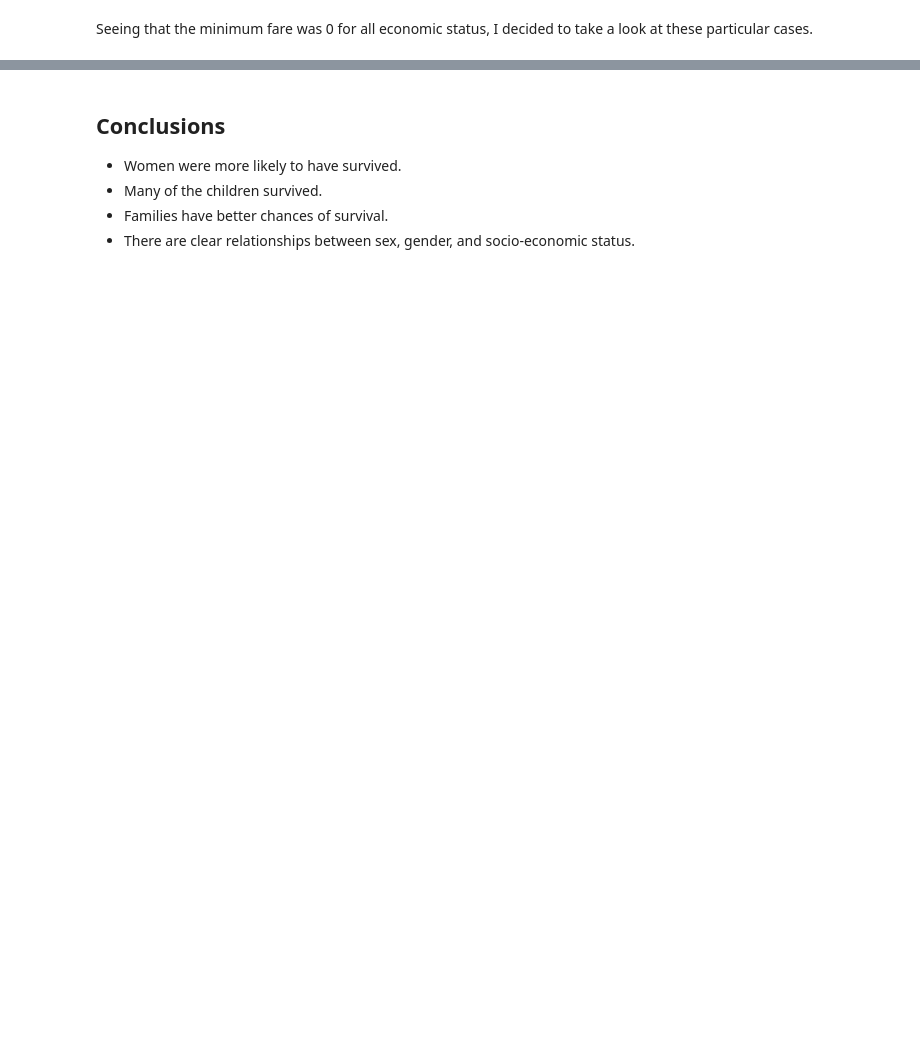
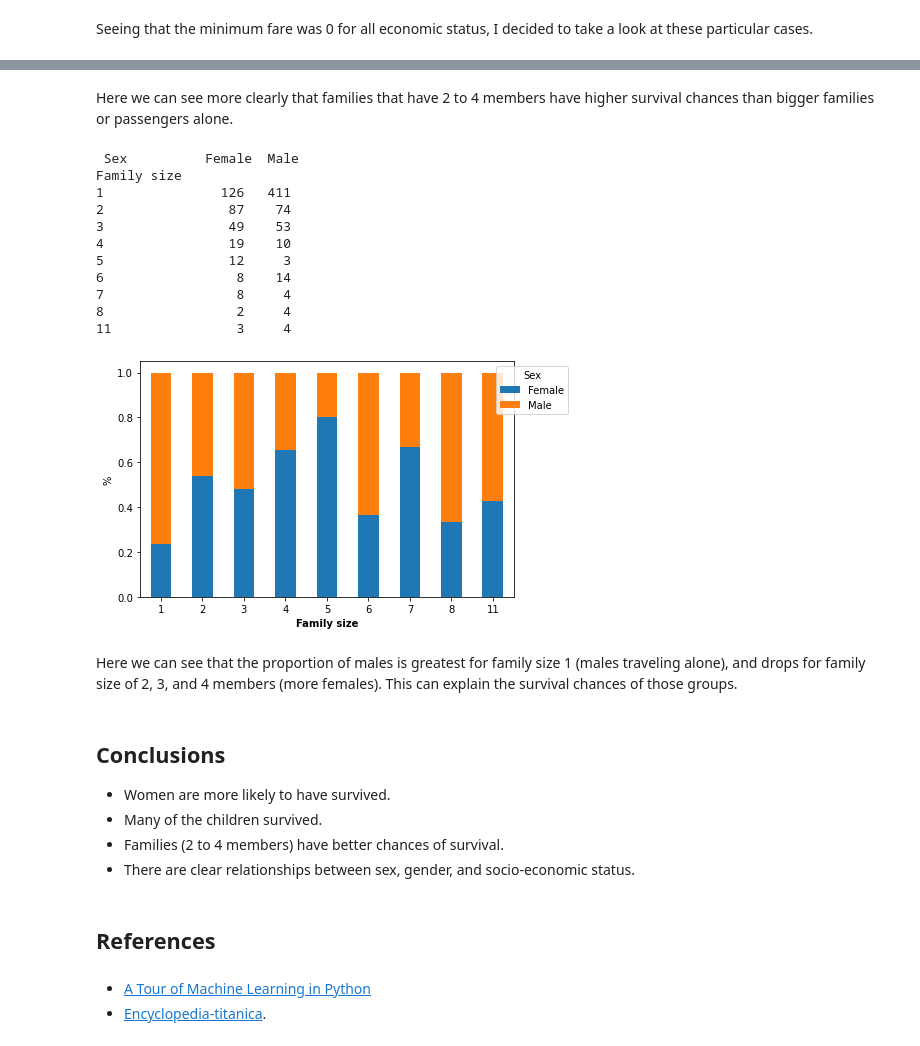
Before and after one commit to brunograssano/Titanic-ML-from-Disaster, a Jupyter notebook: ExploratoryDataAnalysis.ipynb, the cells around one changed output, grey strips where cells are left out. Drawn from its saved outputs; the diff is of its cells as text; code cells hidden in the pictures; blank space fills up the shorter version.

```diff
--- a/ExploratoryDataAnalysis.ipynb
+++ b/ExploratoryDataAnalysis.ipynb
@@ -367,0 +625,2 @@ By taking into account the mean and standard deviation, we can see that some gro
+# %%
+titanic_df["Family size"] = titanic_df["Number of parents/children"] + titanic_df["Number of siblings/spouses"] + 1 # To count the passenger
@@ -368,7 +646,39 @@ By taking into account the mean and standard deviation, we can see that some gro
+# %% [markdown]
+Here we can see more clearly that families that have 2 to 4 members have higher survival chances than bigger families or passengers alone.
+# %%
+table = pd.crosstab(titanic_df['Family size'], titanic_df['Sex'])
+print('\n', table)
+table_fractions = table.div(table.sum(1).astype(float), axis=0)
+g = table_fractions.plot(kind="bar", stacked=True)
+plt.xticks(rotation=0)
+plt.xlabel('Family size', weight='bold')
+plt.ylabel('%')
+plt.tight_layout()
+leg = plt.legend(title='Sex', loc=9, bbox_to_anchor=(1.05, 1.0))
+# %% [output]
+ Sex          Female  Male
+Family size
+1               126   411
+2                87    74
+3                49    53
+4                19    10
+5                12     3
+6                 8    14
+7                 8     4
+8                 2     4
+11                3     4
+[figure, added]
+# %% [markdown]
+Here we can see that the proportion of males is greatest for family size 1 (males traveling alone), and drops for family size of 2, 3, and 4 members (more females). This can explain the survival chances of those groups.
 # %% [markdown]
 ## Conclusions
 
-* Women were more likely to have survived.
+* Women are more likely to have survived.
 * Many of the children survived.
-* Families have better chances of survival.
+* Families (2 to 4 members) have better chances of survival.
 * There are clear relationships between sex, gender, and socio-economic status.
+# %% [markdown]
+## References
+# %% [markdown]
+* [A Tour of Machine Learning in Python](https://rpmarchildon.com/ai-titanic/)
+* [Encyclopedia-titanica](https://www.encyclopedia-titanica.org/).
```
Also changed, not shown: parts of 52 cells of this notebook.
